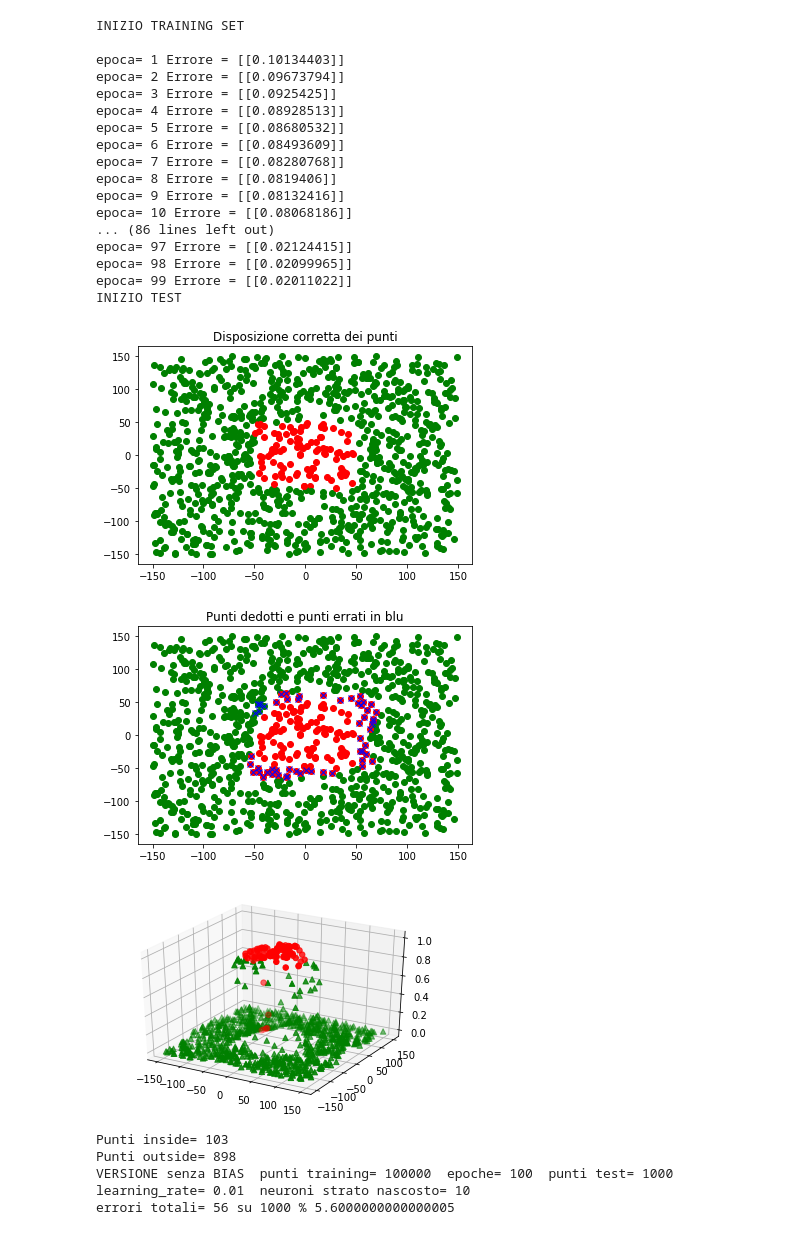
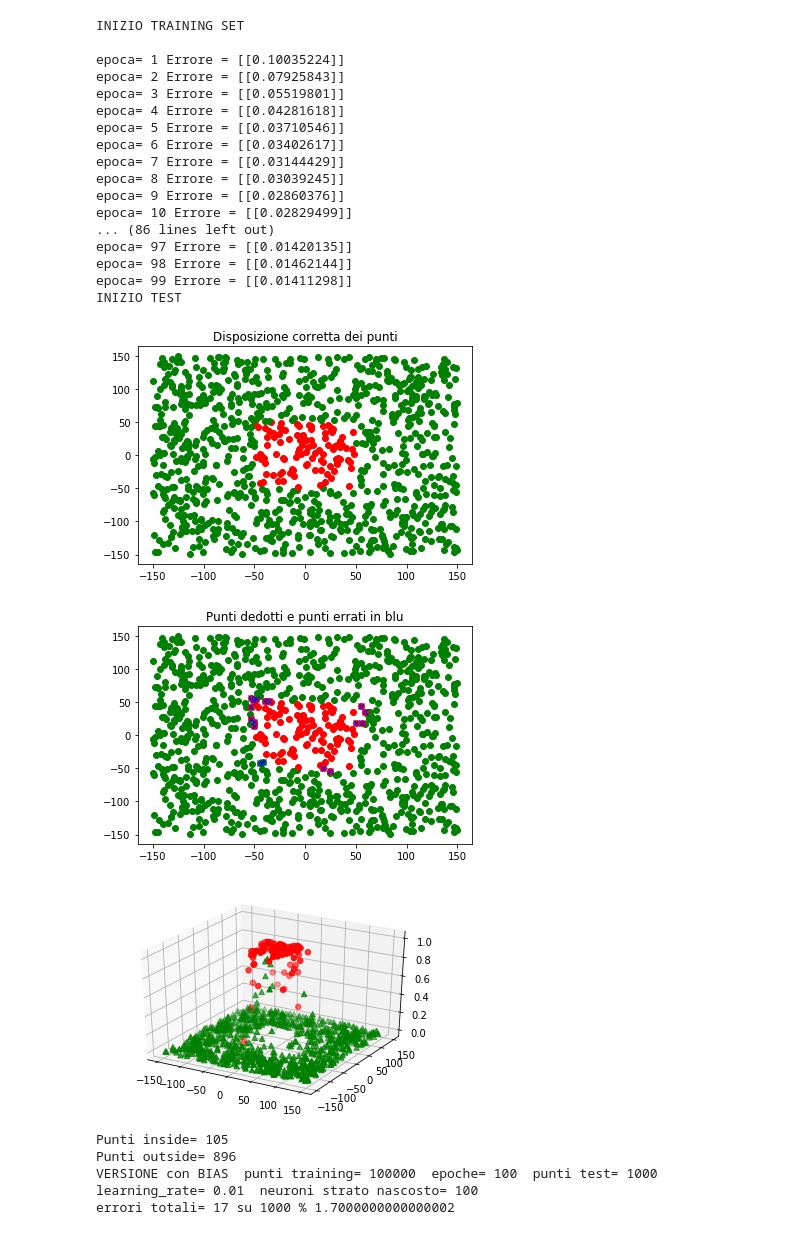
Before and after one commit to stefanoridolfi/Coding_ML, a Jupyter notebook: 2_level__con_Bias.ipynb, the cells around one changed output. Cells and saved outputs as stored; diff of their text form; code cells hidden in the pictures.

```diff
--- a/2_level__con_Bias.ipynb
+++ b/2_level__con_Bias.ipynb
@@ -62,7 +62,7 @@ ya=-50
 yb=50
 learning_rate=0.01
 n=100000
-hid=10
+hid=100
 training_set=[]
 # Set di trainig formato da n punti
 ListaPunti= generaPunti(n)
@@ -249,50 +249,50 @@ Zgraph_out=np.array(Zgraph_out)
 
 
 fig = plt.figure()
 ax = fig.gca(projection='3d')
 xdata = Px_in
 ydata = Py_in
 zdata = Zgraph_in
 ax.scatter3D(xdata, ydata, zdata, s=30, c='r', marker='o');
 xdata = Px_out
 ydata = Py_out
 zdata = Zgraph_out
 ax.scatter3D(xdata, ydata, zdata, s=30, c='g', marker='^');
 # Plot the surface.
 plt.show()
 print("Punti inside=",len(np.array(Px_in)))
 print("Punti outside=",len(np.array(Px_out)))
 print(commento," punti training=",n," epoche=",epoche," punti test=",t, " learning_rate=",learning_rate, " neuroni strato nascosto=",hid)
 print("errori totali=",errori_tot, "su", t, "%",(errori_tot/t)*100)
 Epo=np.array(Epo)
 Epo=Epo.reshape(len(Epo))
 Err_y=np.array(Err_y)
 Err_y=Err_y.reshape(len(Err_y))
 plt.plot(Epo, Err_y, 'r-')
 plt.title('Errore relativi per epoche')
 plt.show()
 # %% [output]
 INIZIO TRAINING SET
 
-epoca= 1 Errore = [[0.10134403]]
-epoca= 2 Errore = [[0.09673794]]
-epoca= 3 Errore = [[0.0925425]]
-epoca= 4 Errore = [[0.08928513]]
-epoca= 5 Errore = [[0.08680532]]
-epoca= 6 Errore = [[0.08493609]]
-epoca= 7 Errore = [[0.08280768]]
-epoca= 8 Errore = [[0.0819406]]
-epoca= 9 Errore = [[0.08132416]]
-epoca= 10 Errore = [[0.08068186]]
+epoca= 1 Errore = [[0.10035224]]
+epoca= 2 Errore = [[0.07925843]]
+epoca= 3 Errore = [[0.05519801]]
+epoca= 4 Errore = [[0.04281618]]
+epoca= 5 Errore = [[0.03710546]]
+epoca= 6 Errore = [[0.03402617]]
+epoca= 7 Errore = [[0.03144429]]
+epoca= 8 Errore = [[0.03039245]]
+epoca= 9 Errore = [[0.02860376]]
+epoca= 10 Errore = [[0.02829499]]
 ... (86 lines left out)
-epoca= 97 Errore = [[0.02124415]]
-epoca= 98 Errore = [[0.02099965]]
-epoca= 99 Errore = [[0.02011022]]
+epoca= 97 Errore = [[0.01420135]]
+epoca= 98 Errore = [[0.01462144]]
+epoca= 99 Errore = [[0.01411298]]
 INIZIO TEST
-[figure, old version]
+[figure, new version]
-[figure, old version]
+[figure, new version]
-[figure, old version]
+[figure, new version]
-Punti inside= 103
-Punti outside= 898
-VERSIONE senza BIAS  punti training= 100000  epoche= 100  punti test= 1000  learning_rate= 0.01  neuroni strato nascosto= 10
-errori totali= 56 su 1000 % 5.6000000000000005
+Punti inside= 105
+Punti outside= 896
+VERSIONE con BIAS  punti training= 100000  epoche= 100  punti test= 1000  learning_rate= 0.01  neuroni strato nascosto= 100
+errori totali= 17 su 1000 % 1.7000000000000002
```
Also changed, not shown: parts of 1 cell of this notebook.
